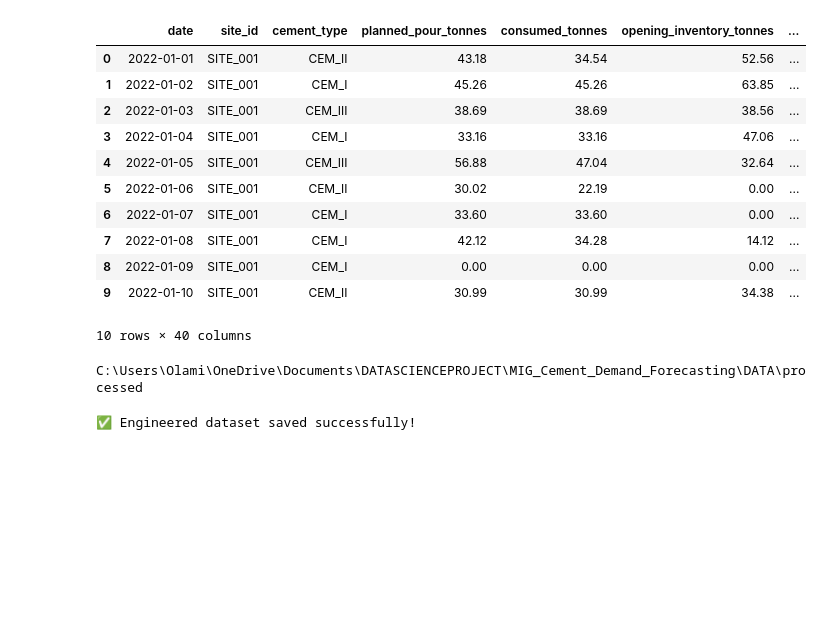
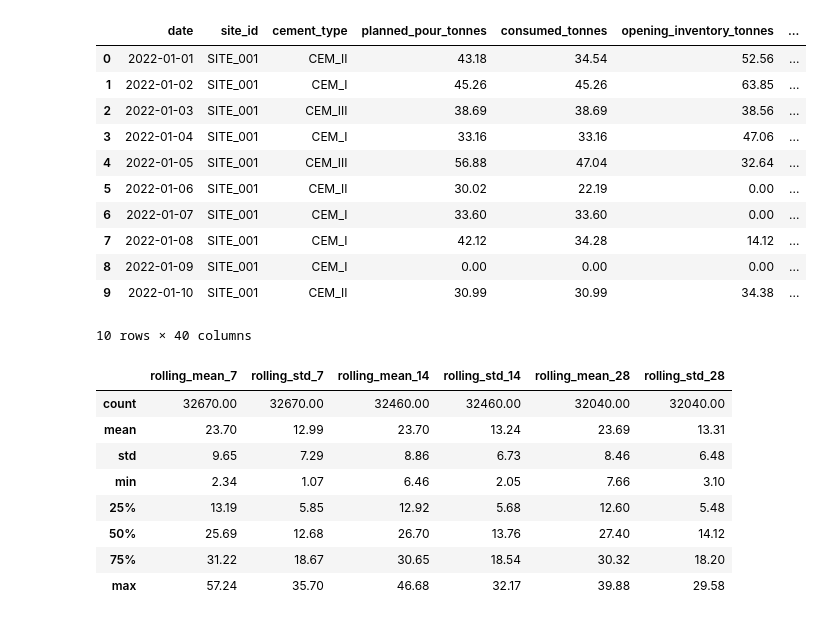
Before and after one commit to Olamideoo/MIG_Cement_Demand_Forecasting, a Jupyter notebook: NOTEBOOKS/03_Feature_Engineering.ipynb, the cells around one changed output. Drawn from its saved outputs; the diff is of its cells as text; code cells hidden in the pictures; blank space fills up the shorter version.

```diff
--- a/NOTEBOOKS/03_Feature_Engineering.ipynb
+++ b/NOTEBOOKS/03_Feature_Engineering.ipynb
@@ -183,17 +183,23 @@ panel.head(10)
 | 8 | 2022-01-09 | SITE_001 | CEM_I | 0.00 | 0.00 | 0.00 | ... |
 | 9 | 2022-01-10 | SITE_001 | CEM_II | 30.99 | 30.99 | 34.38 | ... |
 10 rows × 40 columns
-# %%
-print(settings.processed_dir)
-# %% [output]
-C:\Users\Olami\OneDrive\Documents\DATASCIENCEPROJECT\MIG_Cement_Demand_Forecasting\DATA\processed
-# %%
-# Save the engineered dataset
-panel.to_parquet(
-    settings.processed_dir / "operations_feature_engineered.parquet",
-    index=False
-)
-
-print("✅ Engineered dataset saved successfully!")
-# %% [output]
-✅ Engineered dataset saved successfully!
+# %%
+# rolling std at 14 and 28 to match the means
+for w in [14, 28]:
+    panel[f"rolling_std_{w}"] = (
+        panel.groupby("site_id")["consumed_tonnes"]
+             .transform(lambda x, w=w: x.shift(1).rolling(w).std())
+    )
+
+panel[["rolling_mean_7","rolling_std_7","rolling_mean_14","rolling_std_14",
+       "rolling_mean_28","rolling_std_28"]].describe().round(2)
+# %% [output]
+|  | rolling_mean_7 | rolling_std_7 | rolling_mean_14 | rolling_std_14 | rolling_mean_28 | rolling_std_28 |
+| count | 32670.00 | 32670.00 | 32460.00 | 32460.00 | 32040.00 | 32040.00 |
+| mean | 23.70 | 12.99 | 23.70 | 13.24 | 23.69 | 13.31 |
+| std | 9.65 | 7.29 | 8.86 | 6.73 | 8.46 | 6.48 |
+| min | 2.34 | 1.07 | 6.46 | 2.05 | 7.66 | 3.10 |
+| 25% | 13.19 | 5.85 | 12.92 | 5.68 | 12.60 | 5.48 |
+| 50% | 25.69 | 12.68 | 26.70 | 13.76 | 27.40 | 14.12 |
+| 75% | 31.22 | 18.67 | 30.65 | 18.54 | 30.32 | 18.20 |
+| max | 57.24 | 35.70 | 46.68 | 32.17 | 39.88 | 29.58 |
```
Also changed, not shown: parts of 23 cells of this notebook, 1 other file.
